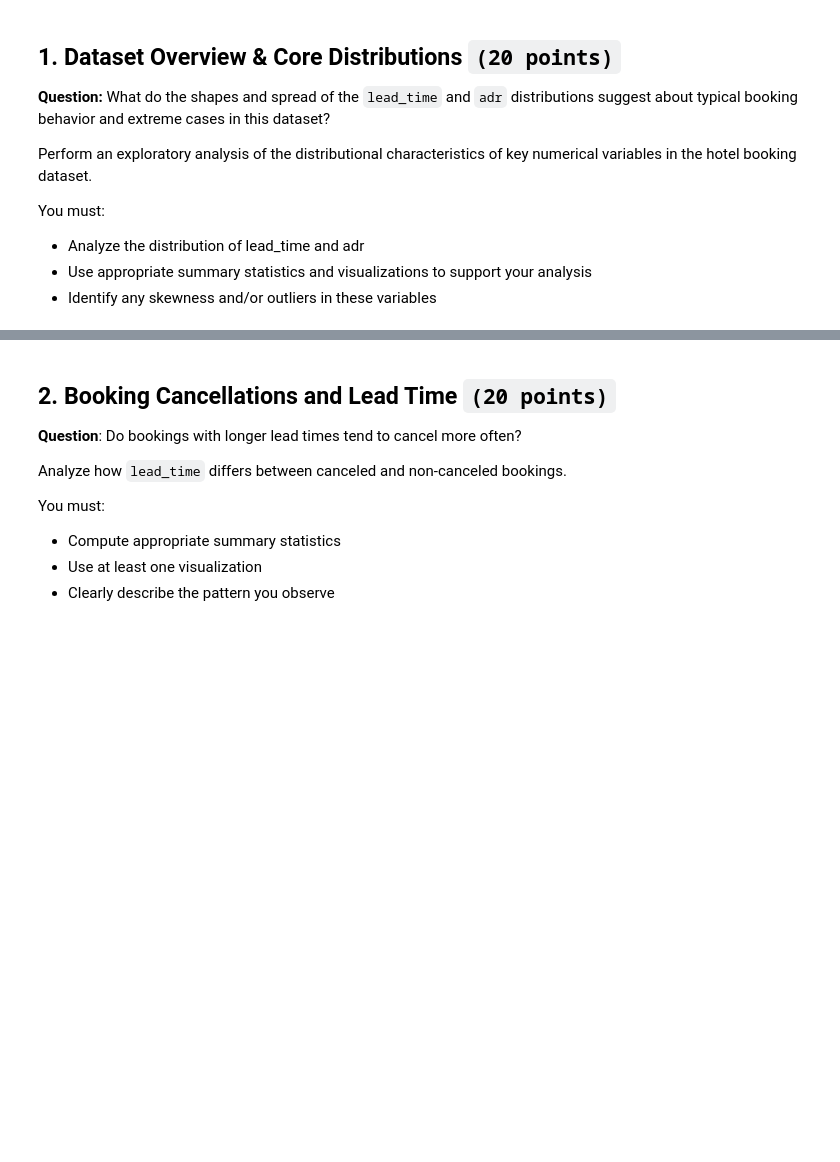
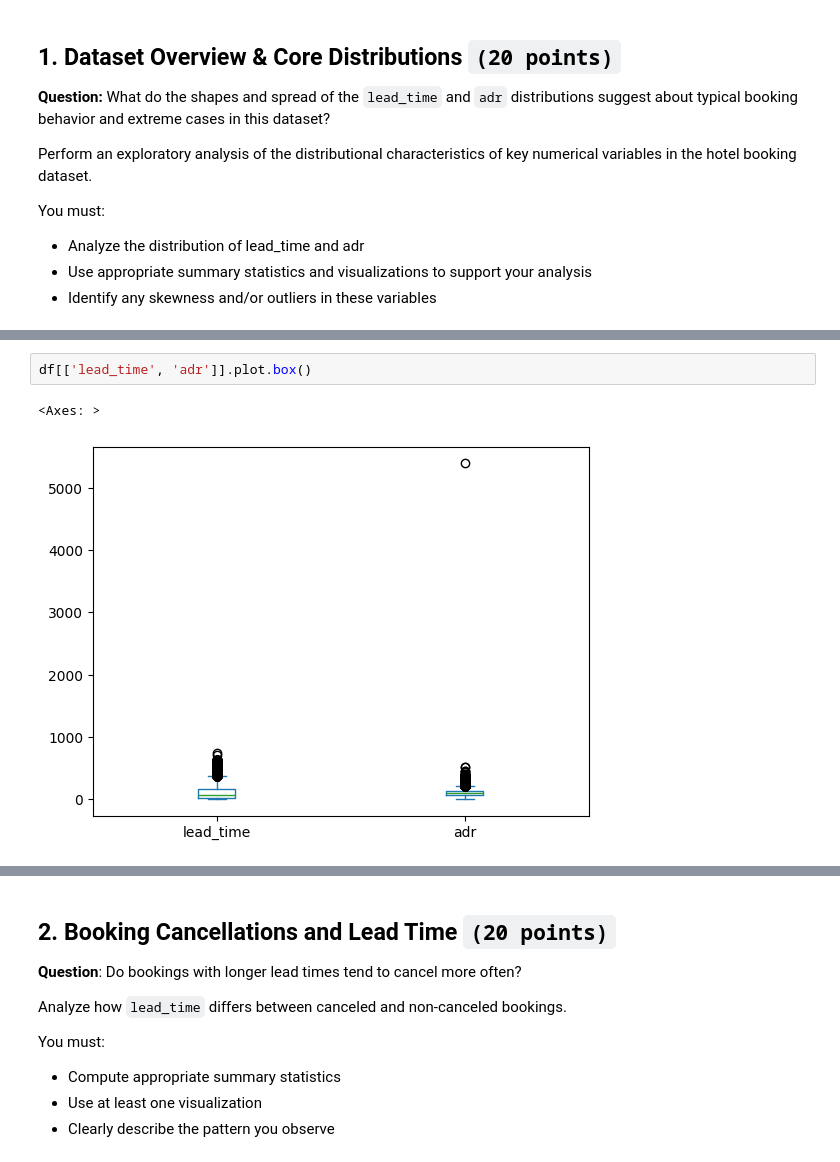
Before and after one commit to ysc4/CCDATSCL_EXERCISES_COM222, a Jupyter notebook: Midterm Exam/CCDATSCL_EXAM.ipynb, the cells around one changed output, grey strips where cells are left out. Drawn from its saved outputs; the diff is of its cells as text; blank space fills up the shorter version.

```diff
--- a/Midterm Exam/CCDATSCL_EXAM.ipynb
+++ b/Midterm Exam/CCDATSCL_EXAM.ipynb
@@ -150,0 +176,5 @@ You must:
+# %%
+df[['lead_time', 'adr']].plot.box()
+# %% [output]
+<Axes: >
+[figure, added]
```
Also changed, not shown: parts of 20 cells of this notebook.
